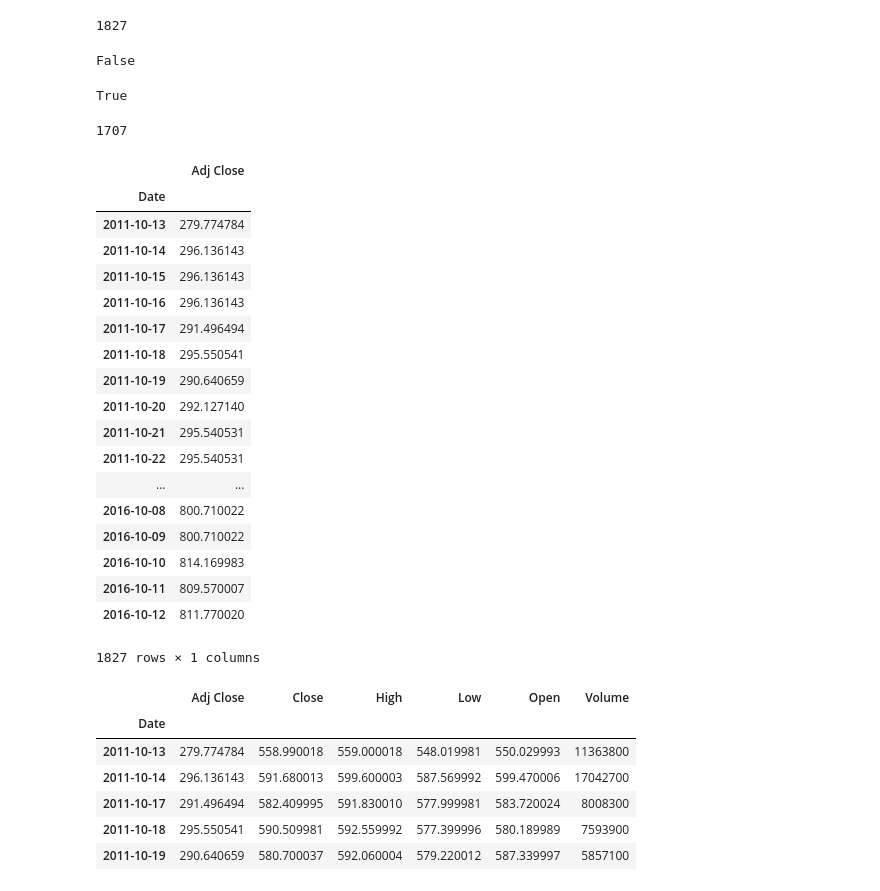
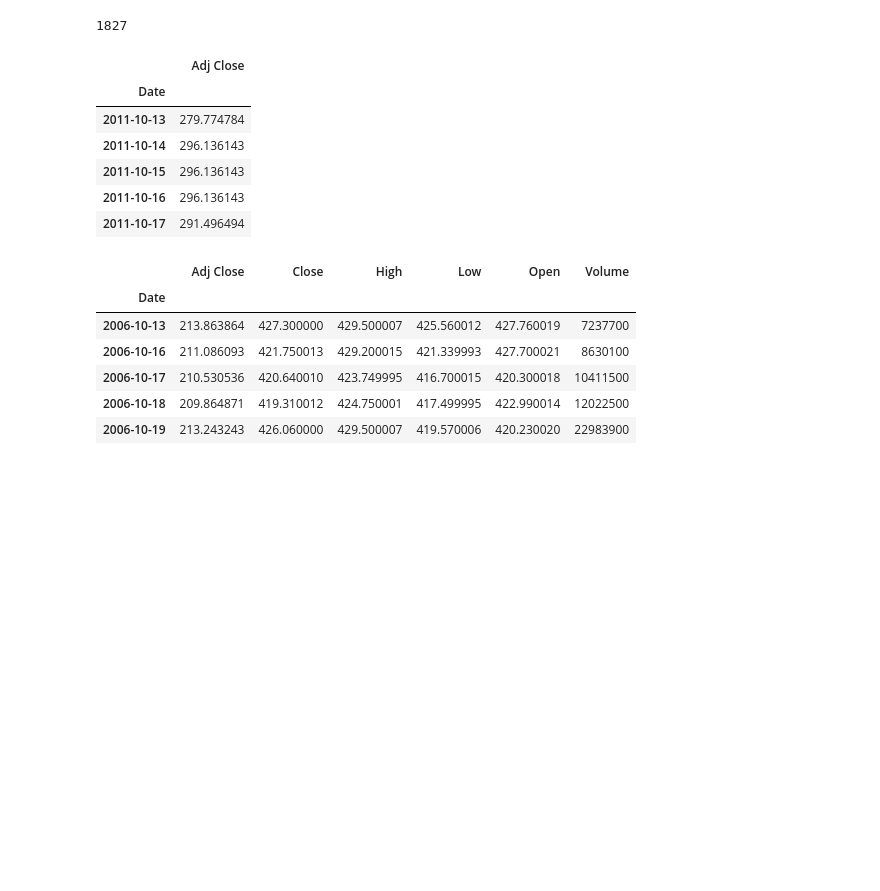
Before and after one commit to mohdkashif93/Stock-Predictor, a Jupyter notebook: Capstone.ipynb, the cells around one changed output. Cells and saved outputs as stored; diff of their text form; code cells hidden in the pictures; blank space fills up the shorter version.

```diff
--- a/Capstone.ipynb
+++ b/Capstone.ipynb
@@ -95,7 +77,7 @@ len(dates)
 1827
 # %%
 def get_stocks_info(symbol):
-    dict_stocks = ystockquote.get_historical_prices(symbol, '2011-10-13', '2016-10-12')
+    dict_stocks = ystockquote.get_historical_prices(symbol, '2006-10-13', '2016-12-12')
     json_str = json.dumps(dict_stocks)
     df =pd.read_json(json_str,orient='index')
     df = df.reindex(df.index.rename('Date'))
@@ -113,8 +93,6 @@ fill_missing(s)
 # %%
 new_df = df.filter(['Date','Adj Close'], axis=1)
 # %%
-new_df.isnull().values.any()
+#new_df.isnull().values.any()
-# %% [output]
-False
 # %%
 s = new_df.reindex(dates, fill_value=np.nan)
@@ -121,35 +100,19 @@ s = new_df.reindex(dates, fill_value=np.nan)
 # %%
-s.isnull().values.any()
+#s.isnull().values.any()
-# %% [output]
-True
 # %%
-s.isnull().sum().sum()*3
+#s.isnull().sum().sum()*3
-# %% [output]
-1707
 # %%
 s = s.reindex(s.index.rename('Date'))
 # %%
-s
+s.head()
 # %% [output]
 |  | Adj Close |
 | Date |  |
 | 2011-10-13 | 279.774784 |
 | 2011-10-14 | 296.136143 |
 | 2011-10-15 | 296.136143 |
 | 2011-10-16 | 296.136143 |
 | 2011-10-17 | 291.496494 |
-| 2011-10-18 | 295.550541 |
-| 2011-10-19 | 290.640659 |
-| 2011-10-20 | 292.127140 |
-| 2011-10-21 | 295.540531 |
-| 2011-10-22 | 295.540531 |
-| ... | ... |
-| 2016-10-08 | 800.710022 |
-| 2016-10-09 | 800.710022 |
-| 2016-10-10 | 814.169983 |
-| 2016-10-11 | 809.570007 |
-| 2016-10-12 | 811.770020 |
-1827 rows × 1 columns
 # %%
 def smavg(df, N):
     return pd.rolling_mean(df, N)[N - 1:]
@@ -193,11 +156,11 @@ df.head()
 # %% [output]
 |  | Adj Close | Close | High | Low | Open | Volume |
 | Date |  |  |  |  |  |  |
-| 2011-10-13 | 279.774784 | 558.990018 | 559.000018 | 548.019981 | 550.029993 | 11363800 |
-| 2011-10-14 | 296.136143 | 591.680013 | 599.600003 | 587.569992 | 599.470006 | 17042700 |
-| 2011-10-17 | 291.496494 | 582.409995 | 591.830010 | 577.999981 | 583.720024 | 8008300 |
-| 2011-10-18 | 295.550541 | 590.509981 | 592.559992 | 577.399996 | 580.189989 | 7593900 |
-| 2011-10-19 | 290.640659 | 580.700037 | 592.060004 | 579.220012 | 587.339997 | 5857100 |
+| 2006-10-13 | 213.863864 | 427.300000 | 429.500007 | 425.560012 | 427.760019 | 7237700 |
+| 2006-10-16 | 211.086093 | 421.750013 | 429.200015 | 421.339993 | 427.700021 | 8630100 |
+| 2006-10-17 | 210.530536 | 420.640010 | 423.749995 | 416.700015 | 420.300018 | 10411500 |
+| 2006-10-18 | 209.864871 | 419.310012 | 424.750001 | 417.499995 | 422.990014 | 12022500 |
+| 2006-10-19 | 213.243243 | 426.060000 | 429.500007 | 419.570006 | 420.230020 | 22983900 |
 # %%
 temp_df = s.copy()
 comp_temp = df.copy()
```
Also changed, not shown: parts of 40 cells of this notebook, 1 other file.
